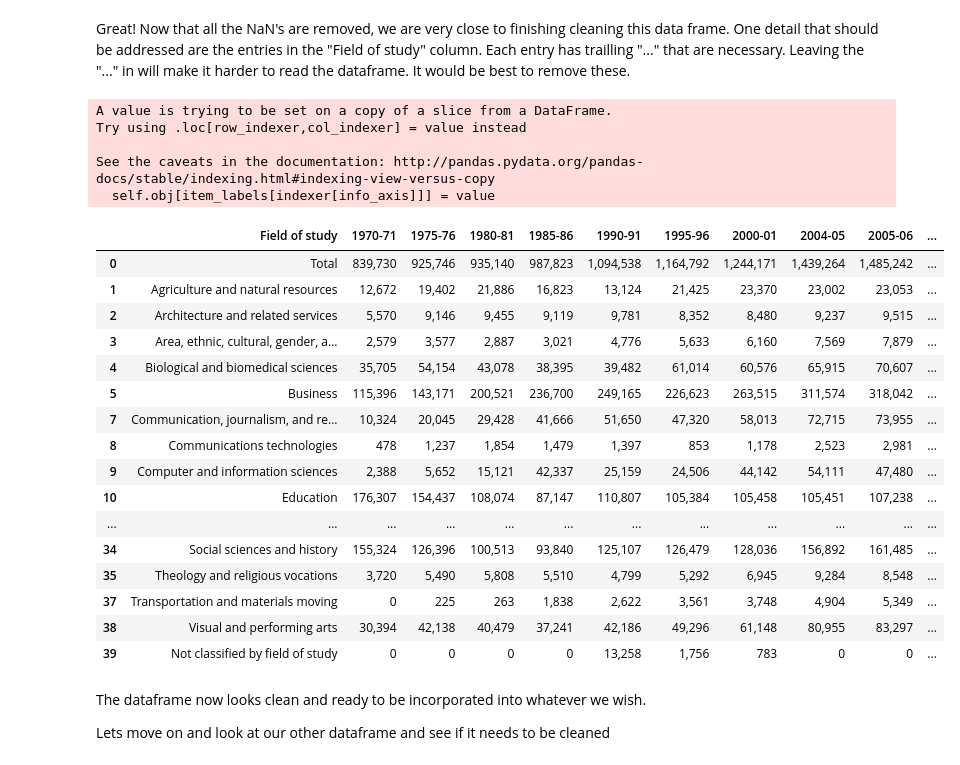
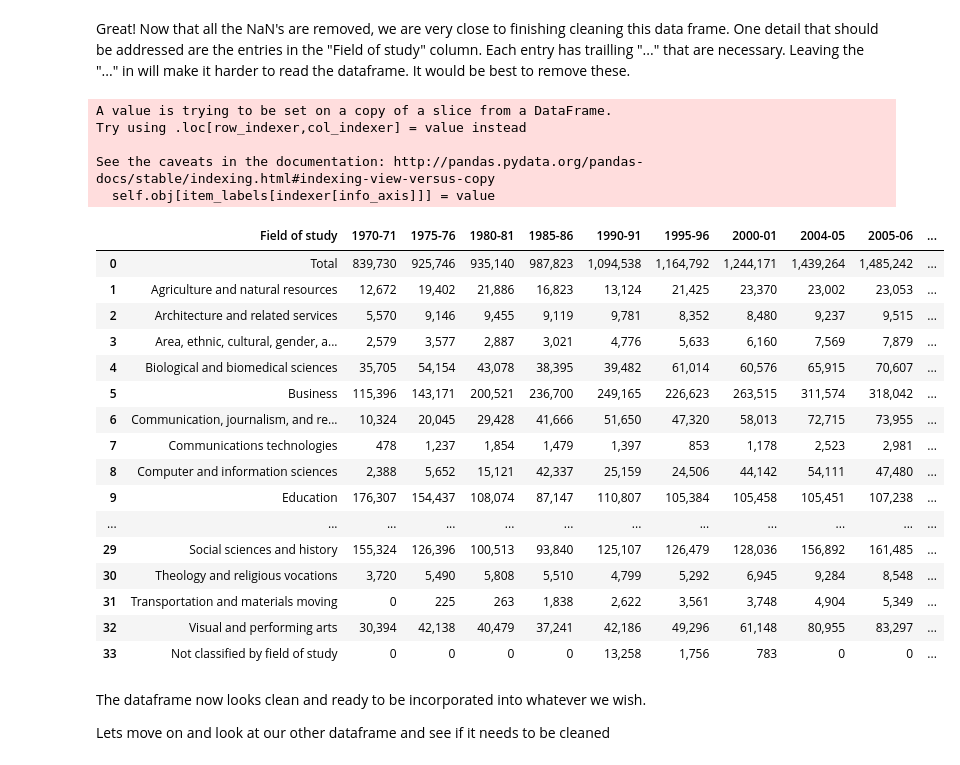
Before and after one commit to Michaeltran2014/Major_Evaluation, a Jupyter notebook: Major_Evaluation.ipynb, the cells around one changed output. Saved outputs shown, nothing was run; the diff lists cells and outputs as text; code cells hidden in the pictures.

```diff
--- a/Major_Evaluation.ipynb
+++ b/Major_Evaluation.ipynb
@@ -203,31 +205,37 @@ Great! Now that all the NaN's are removed, we are very close to finishing cleani
 One detail that should be addressed are the entries in the "Field of study" column. Each entry has trailling "..."
 that are necessary. Leaving the "..." in will make it harder to read the dataframe. It would be best to remove these.
 # %%
+#Removing trailling "..."
 DF["Bachelor_Degrees_Conferred"].iloc[:,0] = DF["Bachelor_Degrees_Conferred"].iloc[:,0].str.split(".").str[0]
+
+#Reset indexes
+DF["Bachelor_Degrees_Conferred"] = DF["Bachelor_Degrees_Conferred"].reset_index(drop = True)
+
+#print dataframe
 DF["Bachelor_Degrees_Conferred"]
 # %% [output]
 A value is trying to be set on a copy of a slice from a DataFrame.
 Try using .loc[row_indexer,col_indexer] = value instead
 
 See the caveats in the documentation: http://pandas.pydata.org/pandas-docs/stable/indexing.html#indexing-view-versus-copy
   self.obj[item_labels[indexer[info_axis]]] = value
 |  | Field of study | 1970-71 | 1975-76 | 1980-81 | 1985-86 | 1990-91 | 1995-96 | 2000-01 | 2004-05 | 2005-06 | ... |
 | 0 | Total | 839,730 | 925,746 | 935,140 | 987,823 | 1,094,538 | 1,164,792 | 1,244,171 | 1,439,264 | 1,485,242 | ... |
 | 1 | Agriculture and natural resources | 12,672 | 19,402 | 21,886 | 16,823 | 13,124 | 21,425 | 23,370 | 23,002 | 23,053 | ... |
 | 2 | Architecture and related services | 5,570 | 9,146 | 9,455 | 9,119 | 9,781 | 8,352 | 8,480 | 9,237 | 9,515 | ... |
 | 3 | Area, ethnic, cultural, gender, a... | 2,579 | 3,577 | 2,887 | 3,021 | 4,776 | 5,633 | 6,160 | 7,569 | 7,879 | ... |
 | 4 | Biological and biomedical sciences | 35,705 | 54,154 | 43,078 | 38,395 | 39,482 | 61,014 | 60,576 | 65,915 | 70,607 | ... |
 | 5 | Business | 115,396 | 143,171 | 200,521 | 236,700 | 249,165 | 226,623 | 263,515 | 311,574 | 318,042 | ... |
-| 7 | Communication, journalism, and re... | 10,324 | 20,045 | 29,428 | 41,666 | 51,650 | 47,320 | 58,013 | 72,715 | 73,955 | ... |
-| 8 | Communications technologies | 478 | 1,237 | 1,854 | 1,479 | 1,397 | 853 | 1,178 | 2,523 | 2,981 | ... |
-| 9 | Computer and information sciences | 2,388 | 5,652 | 15,121 | 42,337 | 25,159 | 24,506 | 44,142 | 54,111 | 47,480 | ... |
-| 10 | Education | 176,307 | 154,437 | 108,074 | 87,147 | 110,807 | 105,384 | 105,458 | 105,451 | 107,238 | ... |
+| 6 | Communication, journalism, and re... | 10,324 | 20,045 | 29,428 | 41,666 | 51,650 | 47,320 | 58,013 | 72,715 | 73,955 | ... |
+| 7 | Communications technologies | 478 | 1,237 | 1,854 | 1,479 | 1,397 | 853 | 1,178 | 2,523 | 2,981 | ... |
+| 8 | Computer and information sciences | 2,388 | 5,652 | 15,121 | 42,337 | 25,159 | 24,506 | 44,142 | 54,111 | 47,480 | ... |
+| 9 | Education | 176,307 | 154,437 | 108,074 | 87,147 | 110,807 | 105,384 | 105,458 | 105,451 | 107,238 | ... |
 | ... | ... | ... | ... | ... | ... | ... | ... | ... | ... | ... | ... |
-| 34 | Social sciences and history | 155,324 | 126,396 | 100,513 | 93,840 | 125,107 | 126,479 | 128,036 | 156,892 | 161,485 | ... |
-| 35 | Theology and religious vocations | 3,720 | 5,490 | 5,808 | 5,510 | 4,799 | 5,292 | 6,945 | 9,284 | 8,548 | ... |
-| 37 | Transportation and materials moving | 0 | 225 | 263 | 1,838 | 2,622 | 3,561 | 3,748 | 4,904 | 5,349 | ... |
-| 38 | Visual and performing arts | 30,394 | 42,138 | 40,479 | 37,241 | 42,186 | 49,296 | 61,148 | 80,955 | 83,297 | ... |
-| 39 | Not classified by field of study | 0 | 0 | 0 | 0 | 13,258 | 1,756 | 783 | 0 | 0 | ... |
+| 29 | Social sciences and history | 155,324 | 126,396 | 100,513 | 93,840 | 125,107 | 126,479 | 128,036 | 156,892 | 161,485 | ... |
+| 30 | Theology and religious vocations | 3,720 | 5,490 | 5,808 | 5,510 | 4,799 | 5,292 | 6,945 | 9,284 | 8,548 | ... |
+| 31 | Transportation and materials moving | 0 | 225 | 263 | 1,838 | 2,622 | 3,561 | 3,748 | 4,904 | 5,349 | ... |
+| 32 | Visual and performing arts | 30,394 | 42,138 | 40,479 | 37,241 | 42,186 | 49,296 | 61,148 | 80,955 | 83,297 | ... |
+| 33 | Not classified by field of study | 0 | 0 | 0 | 0 | 13,258 | 1,756 | 783 | 0 | 0 | ... |
 # %% [markdown]
 The dataframe now looks clean and ready to be incorporated into whatever we wish.
 
```
Also changed, not shown: parts of 22 cells of this notebook.
